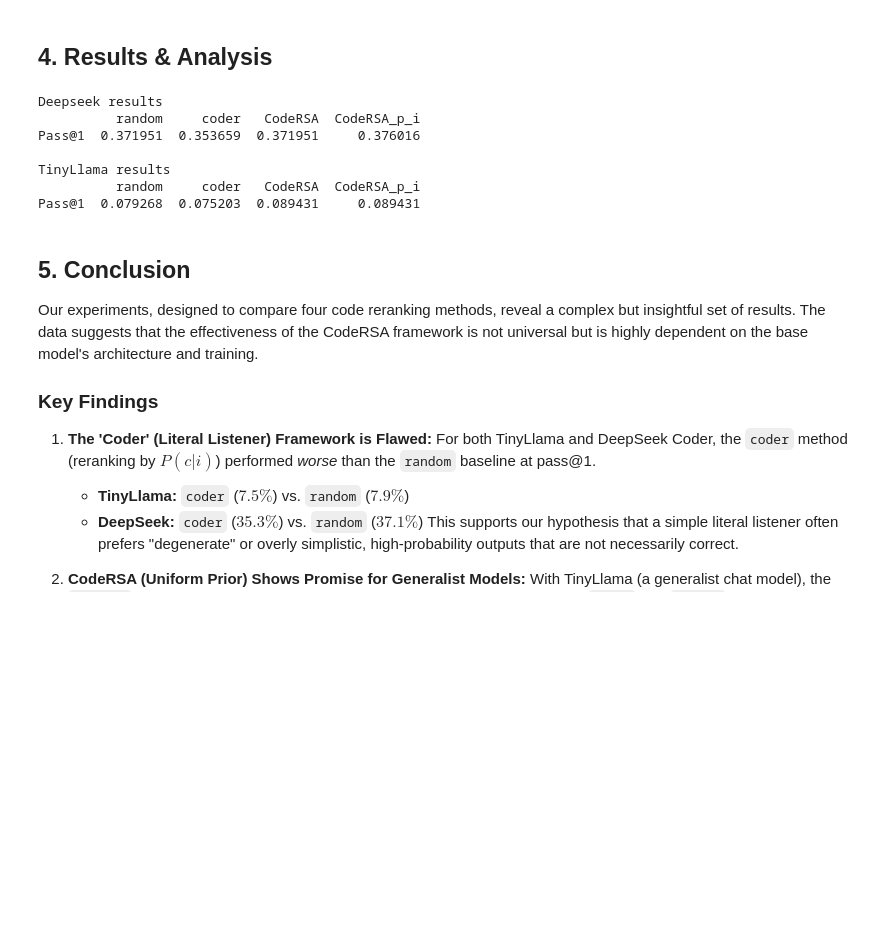
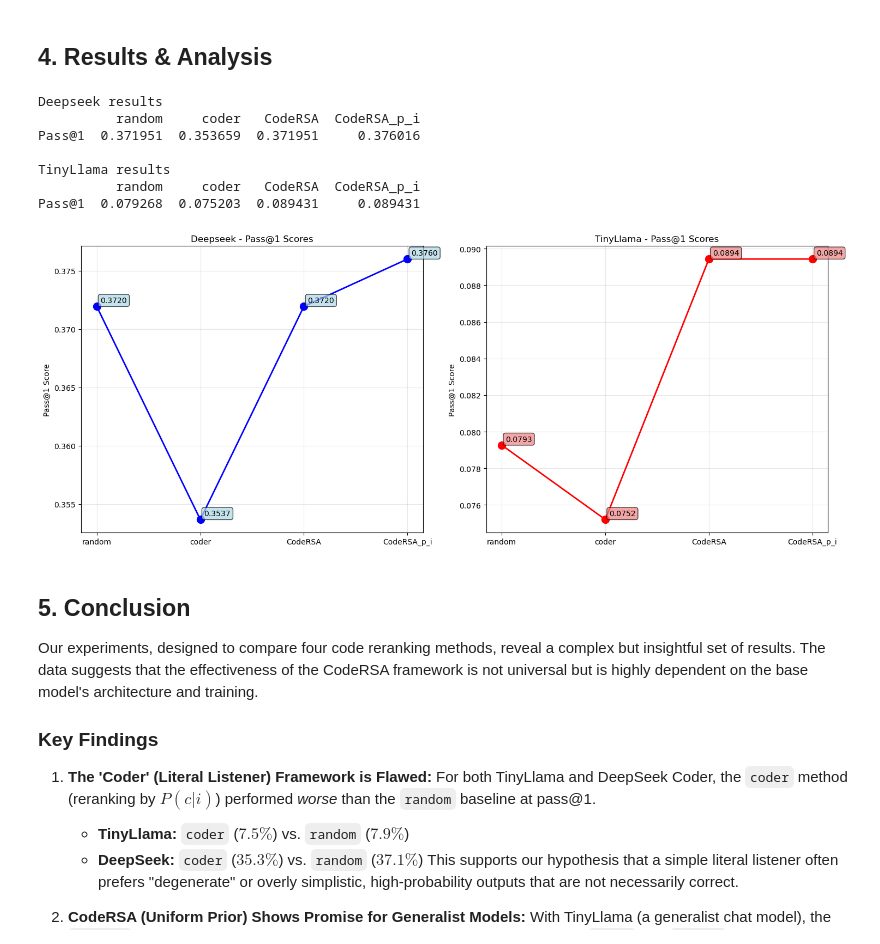
Before and after one commit to Sahil-Kore/CodeRSA, a Jupyter notebook: analysis/conclusion.ipynb, the cells around one changed output. Cells and saved outputs as stored; diff of their text form; code cells hidden in the pictures; blank space fills up the shorter version.

Commit message:
Improved the conclusion file included better visualization

```diff
--- a/analysis/conclusion.ipynb
+++ b/analysis/conclusion.ipynb
@@ -56,25 +58,64 @@ $$Score(i | c) = - \frac{\log P(c | i) + \log P(i)}{\sum_{i' \in I} (\log P(c |
 # %% [markdown]
 ## 4. Results & Analysis
 # %%
-ds_df = pd.read_json("./ds_conc.jsonl" , lines = True )
-ds_df.index = ["Pass@1" ]
-tl_df = pd.read_json("./tl_conc.jsonl" , lines = True )
+ds_df = pd.read_json("./ds_conc.jsonl", lines=True)
+ds_df.index = ["Pass@1"]
+tl_df = pd.read_json("./tl_conc.jsonl", lines=True)
 tl_df.index = ["Pass@1"]
 
 print("Deepseek results ")
 print(ds_df)
 print()
-
 print("TinyLlama results")
 print(tl_df)
+
+# Create subplots
+fig, (ax1, ax2) = plt.subplots(1, 2, figsize=(15, 6))
+
+methods = ["random", "coder", "CodeRSA", "CodeRSA_p_i"]
+x_pos = np.arange(len(methods))
+
+# Deepseek subplot
+ax1.plot(x_pos, ds_df.iloc[0].values, 'o-', color='blue', markersize=10, linewidth=2)
+for i, (method, value) in enumerate(zip(methods, ds_df.iloc[0].values)):
+    ax1.annotate(f'{value:.4f}',
+                xy=(i, value),
+                xytext=(5, 5),
+                textcoords='offset points',
+                fontsize=10,
+                bbox=dict(boxstyle='round,pad=0.3', facecolor='lightblue', alpha=0.7))
+ax1.set_xticks(x_pos)
+ax1.set_xticklabels(methods)
+ax1.set_ylabel('Pass@1 Score')
+ax1.set_title('Deepseek - Pass@1 Scores')
+ax1.grid(True, alpha=0.3)
+
+# TinyLlama subplot
+ax2.plot(x_pos, tl_df.iloc[0].values, 'o-', color='red', markersize=10, linewidth=2)
+for i, (method, value) in enumerate(zip(methods, tl_df.iloc[0].values)):
+    ax2.annotate(f'{value:.4f}',
+                xy=(i, value),
+                xytext=(5, 5),
+                textcoords='offset points',
+                fontsize=10,
+                bbox=dict(boxstyle='round,pad=0.3', facecolor='lightcoral', alpha=0.7))
+ax2.set_xticks(x_pos)
+ax2.set_xticklabels(methods)
+ax2.set_ylabel('Pass@1 Score')
+ax2.set_title('TinyLlama - Pass@1 Scores')
+ax2.grid(True, alpha=0.3)
+
+plt.tight_layout()
+plt.show()
 # %% [output]
 Deepseek results
           random     coder   CodeRSA  CodeRSA_p_i
 Pass@1  0.371951  0.353659  0.371951     0.376016
 
 TinyLlama results
           random     coder   CodeRSA  CodeRSA_p_i
 Pass@1  0.079268  0.075203  0.089431     0.089431
+[figure, added]
 # %% [markdown]
 ## 5. Conclusion
 
```
Also changed, not shown: parts of 1 cell of this notebook, 1 other file.
